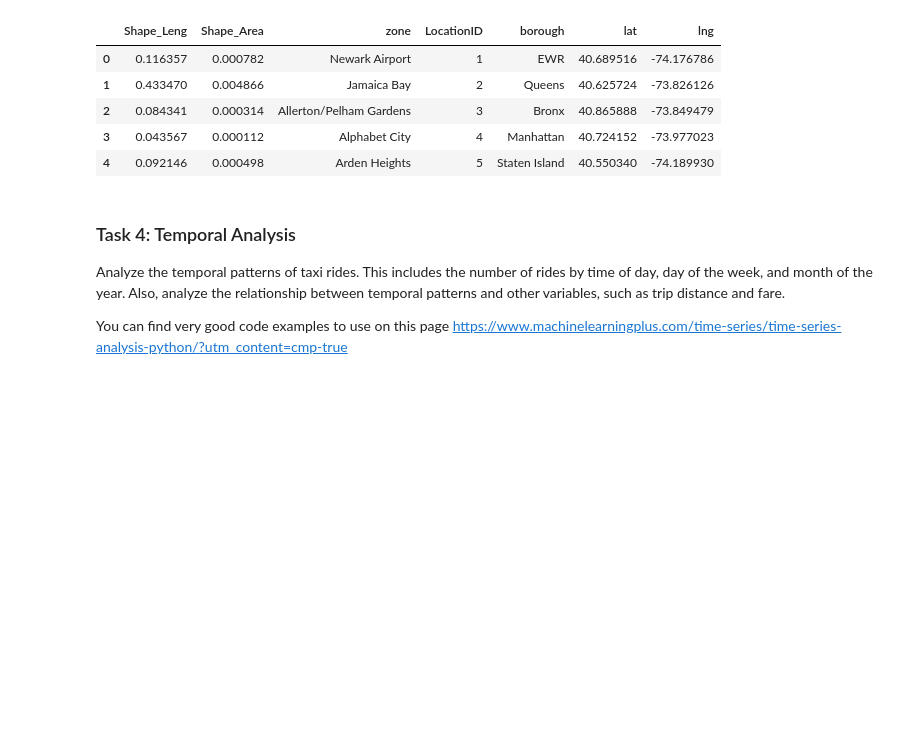
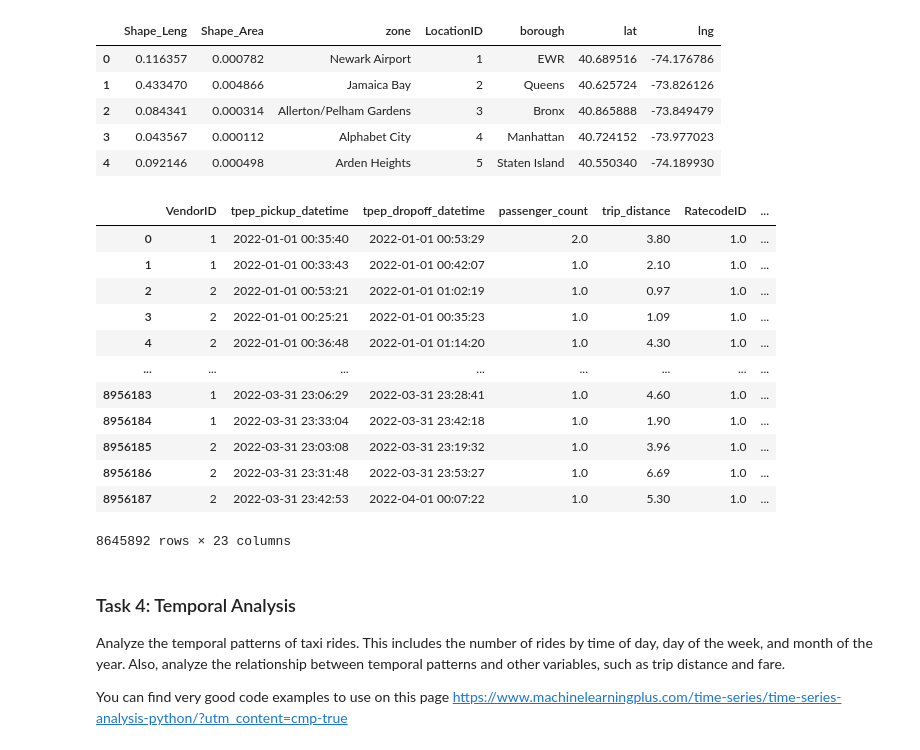
Before and after one commit to HatzeDJ/62444-Repository, a Jupyter notebook: 4_temporal_spatial_data_analysis.ipynb, the cells around one changed output. Drawn from its saved outputs; the diff is of its cells as text; code cells hidden in the pictures; blank space fills up the shorter version.

```diff
--- a/4_temporal_spatial_data_analysis.ipynb
+++ b/4_temporal_spatial_data_analysis.ipynb
@@ -194,46 +193,66 @@ df_zones.head(5)
 import pandas as pd
 
 #Yellow pickup:
-df_yellow_Location_PU = pd.merge(
+df_yellow = pd.merge(
                                df_yellow,
                                df_zones[['LocationID', 'lat', 'lng']],
                                left_on='PULocationID',
                                right_on='LocationID',
                                how='left'
                                )
-df_yellow_Location_PU = df_yellow_Location_PU.drop("LocationID", axis = 1)
+df_yellow = df_yellow.rename(columns={'lat': 'lat_PU','lng': 'lng_PU'})
+df_yellow = df_yellow.drop("LocationID", axis = 1)
+
 
 #Yellow dropoff:
-df_yellow_Location_DO = pd.merge(
+df_yellow = pd.merge(
                                df_yellow,
                                df_zones[['LocationID', 'lat', 'lng']],
                                left_on='DOLocationID',
                                right_on='LocationID',
                                how='left'
                                )
-df_yellow_Location_DO = df_yellow_Location_DO.drop("LocationID", axis = 1)
+df_yellow = df_yellow.rename(columns={'lat': 'lat_DO', 'lng': 'lng_DO'})
+df_yellow = df_yellow.drop("LocationID", axis = 1)
+df_yellow = df_yellow.dropna()
 
-#Green Pickup
-df_green_Location_PU = pd.merge(
+
+#Green pickup:
+df_green = pd.merge(
                                df_green,
                                df_zones[['LocationID', 'lat', 'lng']],
                                left_on='PULocationID',
                                right_on='LocationID',
                                how='left'
                                )
-df_green_Location_PU = df_green_Location_PU.drop("LocationID", axis = 1)
+df_green = df_green.rename(columns={'lat': 'lat_PU','lng': 'lng_PU'})
+df_green = df_green.drop("LocationID", axis = 1)
 
-#Green dropoff
-df_green_Location_DO = pd.merge(
+
+#Green dropoff:
+df_green = pd.merge(
                                df_green,
                                df_zones[['LocationID', 'lat', 'lng']],
                                left_on='DOLocationID',
                                right_on='LocationID',
                                how='left'
                                )
-df_green_Location_DO = df_green_Location_DO.drop("LocationID", axis = 1)
-
-df_yellow_Location_PU = df_yellow_Location_PU.dropna()
+df_green = df_green.rename(columns={'lat': 'lat_DO', 'lng': 'lng_DO'})
+df_green = df_green.drop("LocationID", axis = 1)
+# %% [output]
+|  | VendorID | tpep_pickup_datetime | tpep_dropoff_datetime | passenger_count | trip_distance | RatecodeID | ... |
+| 0 | 1 | 2022-01-01 00:35:40 | 2022-01-01 00:53:29 | 2.0 | 3.80 | 1.0 | ... |
+| 1 | 1 | 2022-01-01 00:33:43 | 2022-01-01 00:42:07 | 1.0 | 2.10 | 1.0 | ... |
+| 2 | 2 | 2022-01-01 00:53:21 | 2022-01-01 01:02:19 | 1.0 | 0.97 | 1.0 | ... |
+| 3 | 2 | 2022-01-01 00:25:21 | 2022-01-01 00:35:23 | 1.0 | 1.09 | 1.0 | ... |
+| 4 | 2 | 2022-01-01 00:36:48 | 2022-01-01 01:14:20 | 1.0 | 4.30 | 1.0 | ... |
+| ... | ... | ... | ... | ... | ... | ... | ... |
+| 8956183 | 1 | 2022-03-31 23:06:29 | 2022-03-31 23:28:41 | 1.0 | 4.60 | 1.0 | ... |
+| 8956184 | 1 | 2022-03-31 23:33:04 | 2022-03-31 23:42:18 | 1.0 | 1.90 | 1.0 | ... |
+| 8956185 | 2 | 2022-03-31 23:03:08 | 2022-03-31 23:19:32 | 1.0 | 3.96 | 1.0 | ... |
+| 8956186 | 2 | 2022-03-31 23:31:48 | 2022-03-31 23:53:27 | 1.0 | 6.69 | 1.0 | ... |
+| 8956187 | 2 | 2022-03-31 23:42:53 | 2022-04-01 00:07:22 | 1.0 | 5.30 | 1.0 | ... |
+8645892 rows × 23 columns
 # %%
 #Making maps:
 import geopandas as gpd
```
Also changed, not shown: parts of 2 cells of this notebook.
